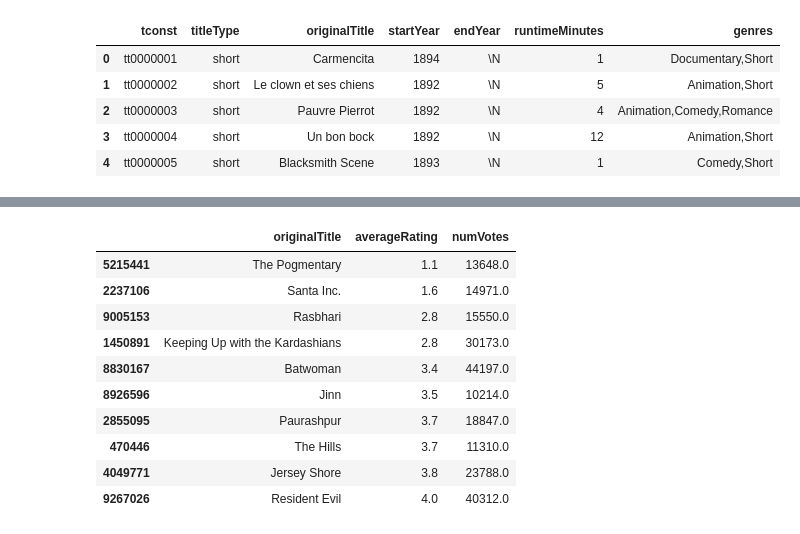
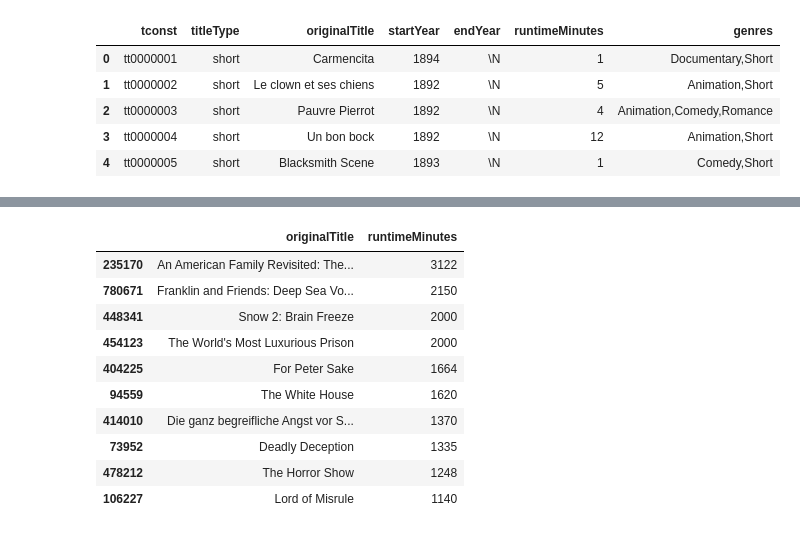
Before and after one commit to LRLeite/Data-Analytics, a Jupyter notebook: IMDb.ipynb, the cells around one changed output, grey strips where cells are left out. Saved outputs shown, nothing was run; the diff lists cells and outputs as text; code cells hidden in the pictures.

```diff
--- a/IMDb.ipynb
+++ b/IMDb.ipynb
@@ -43,4 +59,5 @@ ratings.head()
 # %%
-avaliation = pd.merge(basics[['tconst', 'titleType', 'originalTitle']], ratings[['tconst','averageRating', 'numVotes']], on = 'tconst', how = 'left')
+#Join
+avaliation = pd.merge(basics[['tconst', 'titleType', 'originalTitle', 'startYear', 'runtimeMinutes']].loc[basics.titleType.isin(['movie', 'tvMovie', 'tvSeries'])], ratings[['tconst','averageRating', 'numVotes']], on = 'tconst', how = 'left')
 avaliation.head()
 # %% [output]
@@ -59,0 +89,8 @@ array(['short', 'movie', 'tvSeries', 'tvShort', 'tvMovie', 'tvEpisode',
+# %%
+#Substituir os valores "\\N", para converter as colunas para tipo númerico na sequência
+cols = ['startYear', 'endYear', 'runtimeMinutes']
+avaliation[cols] = basics[cols].replace({'\\N': np.nan})
+# %%
+#Converter colunas para tipo inteiro
+avaliation[['startYear', 'endYear', 'runtimeMinutes']] = avaliation[['startYear', 'endYear', 'runtimeMinutes']].astype('float') #é necessário converter primeiro para float para depois passar para int
+avaliation[['startYear', 'endYear', 'runtimeMinutes', 'numVotes']] = avaliation[['startYear', 'endYear', 'runtimeMinutes', 'numVotes']].astype('Int64')
@@ -110,14 +265,15 @@ avaliation[['originalTitle', 'averageRating', 'numVotes']].loc[(avaliation.title
 # %%
-avaliation[['originalTitle', 'averageRating', 'numVotes']].loc[(avaliation.titleType == 'tvSeries') & (avaliation.numVotes > 10000 )].sort_values(by = 'averageRating').head(10)
+#Filmes de TV
+avaliation[['originalTitle', 'runtimeMinutes']].loc[avaliation.titleType == 'tvMovie'].sort_values(by = 'runtimeMinutes', ascending = False).head(10)
 # %% [output]
-|  | originalTitle | averageRating | numVotes |
-| 5215441 | The Pogmentary | 1.1 | 13648.0 |
-| 2237106 | Santa Inc. | 1.6 | 14971.0 |
-| 9005153 | Rasbhari | 2.8 | 15550.0 |
-| 1450891 | Keeping Up with the Kardashians | 2.8 | 30173.0 |
-| 8830167 | Batwoman | 3.4 | 44197.0 |
-| 8926596 | Jinn | 3.5 | 10214.0 |
-| 2855095 | Paurashpur | 3.7 | 18847.0 |
-| 470446 | The Hills | 3.7 | 11310.0 |
-| 4049771 | Jersey Shore | 3.8 | 23788.0 |
-| 9267026 | Resident Evil | 4.0 | 40312.0 |
+|  | originalTitle | runtimeMinutes |
+| 235170 | An American Family Revisited: The... | 3122 |
+| 780671 | Franklin and Friends: Deep Sea Vo... | 2150 |
+| 448341 | Snow 2: Brain Freeze | 2000 |
+| 454123 | The World's Most Luxurious Prison | 2000 |
+| 404225 | For Peter Sake | 1664 |
+| 94559 | The White House | 1620 |
+| 414010 | Die ganz begreifliche Angst vor S... | 1370 |
+| 73952 | Deadly Deception | 1335 |
+| 478212 | The Horror Show | 1248 |
+| 106227 | Lord of Misrule | 1140 |
```
Also changed, not shown: parts of 30 cells of this notebook.
